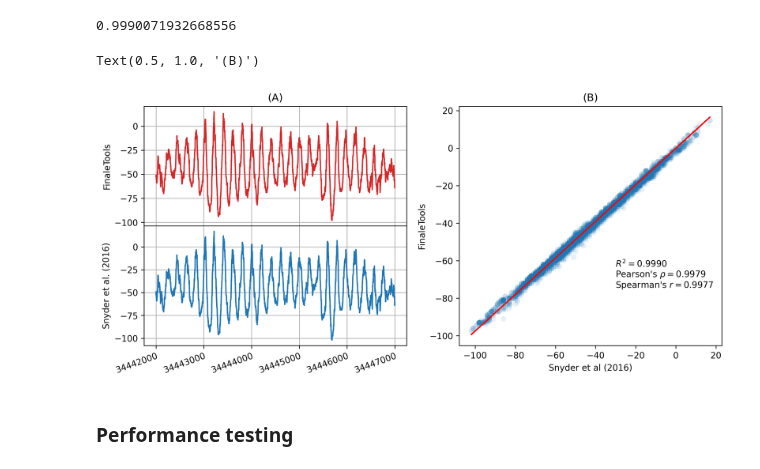
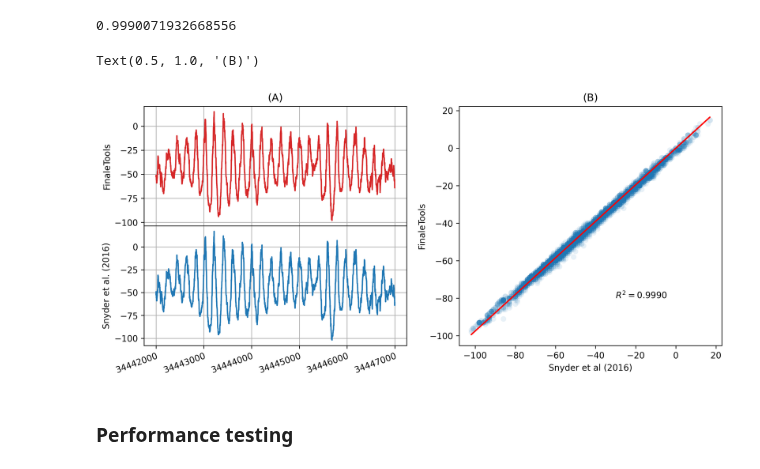
Before and after one commit to epifluidlab/FinaleToolkit, a Jupyter notebook: figs/frag_features_fig.ipynb, the cells around one changed output. Drawn from its saved outputs; the diff is of its cells as text; code cells hidden in the pictures.

```diff
--- a/figs/frag_features_fig.ipynb
+++ b/figs/frag_features_fig.ipynb
@@ -94,34 +94,37 @@ axes[1, 0].set_ylabel('Snyder et al. (2016)')
 plt.setp(axes[1, 0].get_xticklabels(), rotation=20, ha="right",
          rotation_mode="anchor")
 x_formatter = mpl.ticker.ScalarFormatter(useOffset=False, useMathText=False)
 x_formatter.set_scientific(False)
 
 fig.subplots_adjust(hspace=0)
 
 axes[1, 0].xaxis.set_major_formatter(x_formatter)
 axes[0, 0].grid()
 axes[1, 0].grid()
 
 gs = axes[0, 1].get_gridspec()
 for ax in axes[:, 1]:
     ax.remove()
 
 # for fig B
 scatter_ax = fig.add_subplot(gs[:, 1])
 scatter_ax.scatter(shendure_wps['score'][:-1], ft_wps['score'], s=40, alpha=0.1, linewidths=0)
 scatter_ax.plot(shendure_wps['score'], regression, 'r-')
 scatter_ax.set_xlabel('Snyder et al (2016)')
 scatter_ax.set_ylabel('FinaleTools')
+stats_string = f"$R^2={r2:.4f}$"
+'''
 stats_string = f"""$R^2={r2:.4f}$
 Pearson's $\\rho = {pearson:.4f}$
 Spearman's $r = {spearman:.4f}$
 """
+'''
 scatter_ax.text(-30, -80, stats_string)
 axes[0, 0].set_title('(A)')
 scatter_ax.set_title('(B)')
 # %% [output]
 Text(0.5, 1.0, '(B)')
-[figure, old version]
+[figure, new version]
 # %% [markdown]
 ### Performance testing
 # %%
```
Also changed, not shown: parts of 2 cells of this notebook.
